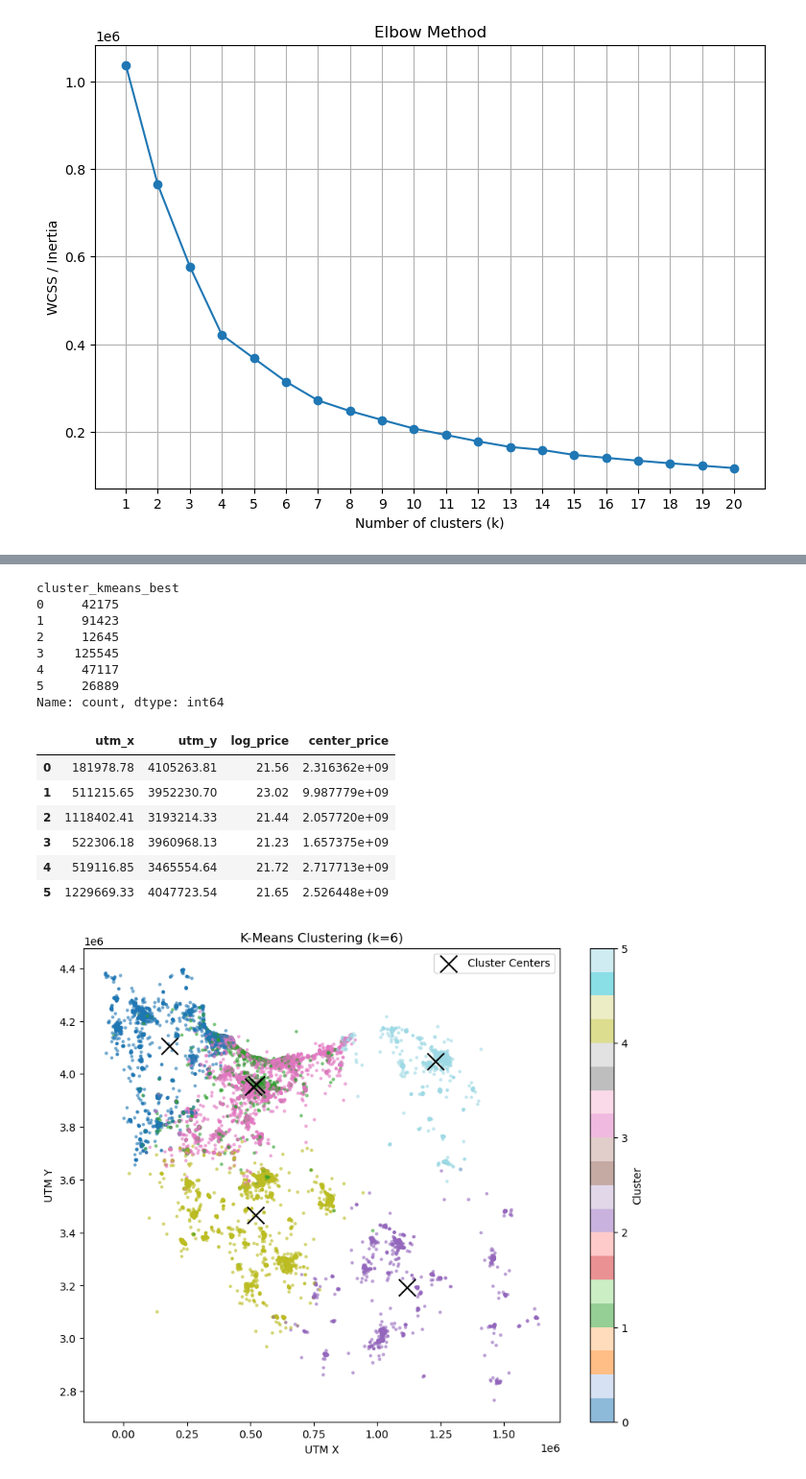
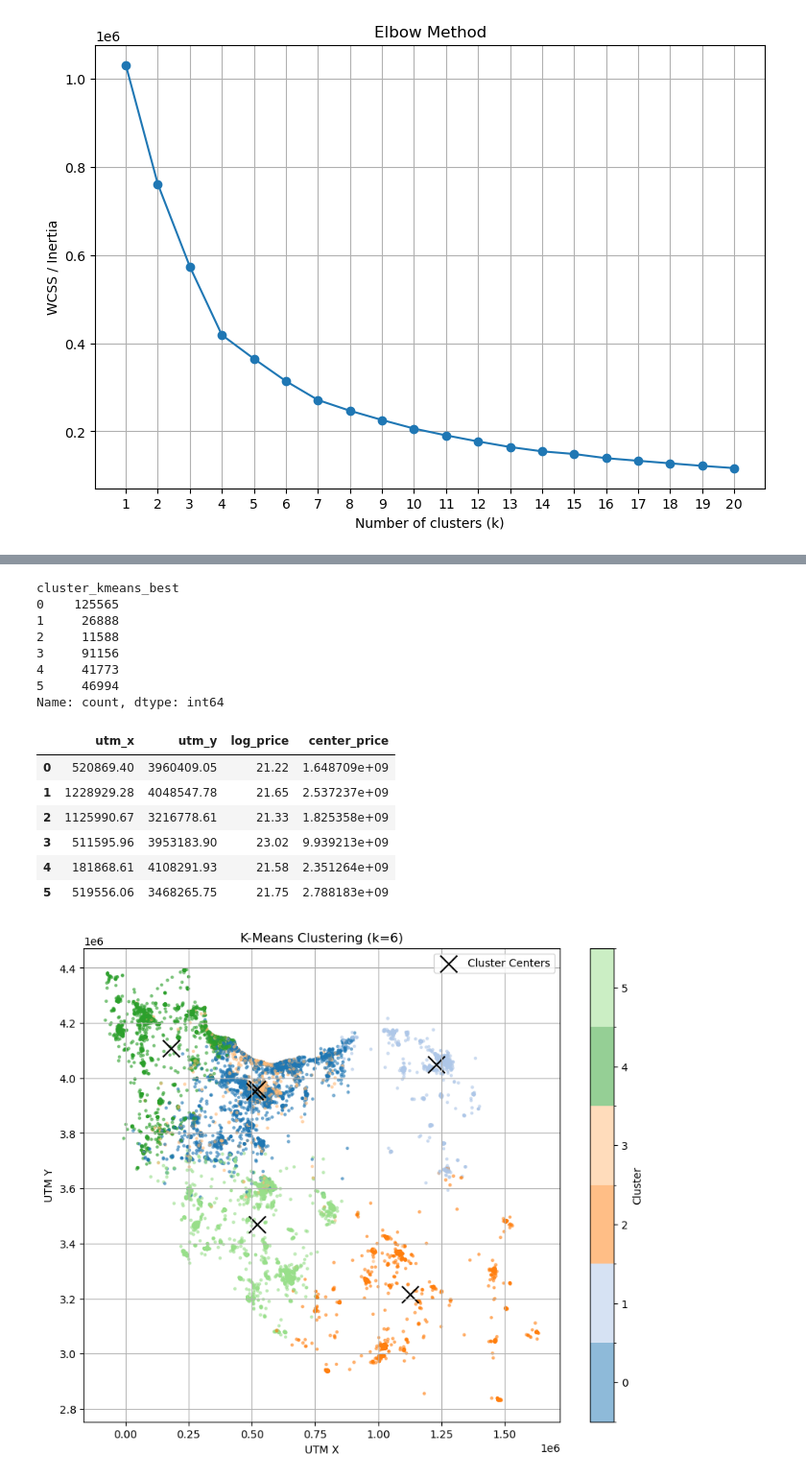
Before and after one commit to melolikepz/Project1-bootcamp, a Jupyter notebook: 04-qbc-project-recsystem.ipynb, the cells around one changed output, grey strips where cells are left out. Shown at 96% size. Cells and saved outputs as stored; diff of their text form; code cells hidden in the pictures.

```diff
--- a/04-qbc-project-recsystem.ipynb
+++ b/04-qbc-project-recsystem.ipynb
@@ -21,5 +27,5 @@ BEST_K = None
 # %%
-df = pd.read_csv("Divar.csv", low_memory=False)
+df = pd.read_csv("Divar_Iran.csv", low_memory=False)
 # %%
 print(df.shape)
 # %% [output]
@@ -467,10 +489,10 @@ feature_sets = {
 # %%
 results = []
 
-for name, cols in feature_sets.items():
+for name, feature_set in feature_sets.items():
     result = evaluate_feature_set(
         df_rec,
-        cols,
+        feature_set,
         k=10
     )
 
@@ -556,22 +578,36 @@ def plot_kmeans_clusters(
     title,
     sample_size=PLOT_SAMPLE_SIZE,
     random_state=RANDOM_STATE,
-    cmap="tab20"
+    cmap_name="tab20"
 ):
     if len(df) > sample_size:
         plot_df = df.sample(n=sample_size, random_state=random_state)
     else:
         plot_df = df.copy()
 
+    labels = sorted(plot_df[cluster_col_name].unique())
+
+    base_cmap = plt.get_cmap(cmap_name)
+    colors = [base_cmap(i) for i in range(len(labels))]
+
+    cmap = ListedColormap(colors)
+
+    bounds = np.arange(len(labels) + 1) - 0.5
+    norm = BoundaryNorm(bounds, cmap.N)
+
+    label_to_index = {label: i for i, label in enumerate(labels)}
+    color_values = plot_df[cluster_col_name].map(label_to_index)
+
     plt.figure(figsize=(10, 8))
 
     scatter = plt.scatter(
         plot_df["utm_x"],
         plot_df["utm_y"],
-        c=plot_df[cluster_col_name],
+        c=color_values,
         s=5,
         alpha=0.5,
-        cmap=cmap
+        cmap=cmap,
+        norm=norm
     )
 
     plt.scatter(
@@ -583,11 +619,19 @@ def plot_kmeans_clusters(
         label="Cluster Centers"
     )
 
+    cbar = plt.colorbar(
+        scatter,
+        ticks=range(len(labels))
+    )
+
+    cbar.ax.set_yticklabels(labels)
+    cbar.set_label("Cluster")
+
     plt.xlabel("UTM X")
     plt.ylabel("UTM Y")
     plt.title(title)
-    plt.colorbar(scatter, label="Cluster")
     plt.legend()
+    plt.grid(True)
     plt.show()
 # %%
 kmeans_10, centers_10_df, counts_10 = run_kmeans_clustering(
@@ -836,33 +880,33 @@ kmeans_best, centers_best_df, counts_best = run_kmeans_clustering(
 counts_best
 # %% [output]
 cluster_kmeans_best
-0     42175
-1     91423
-2     12645
-3    125545
-4     47117
-5     26889
+0    125565
+1     26888
+2     11588
+3     91156
+4     41773
+5     46994
 Name: count, dtype: int64
 # %%
 centers_best_df
 # %% [output]
 |  | utm_x | utm_y | log_price | center_price |
-| 0 | 181978.78 | 4105263.81 | 21.56 | 2.316362e+09 |
-| 1 | 511215.65 | 3952230.70 | 23.02 | 9.987779e+09 |
-| 2 | 1118402.41 | 3193214.33 | 21.44 | 2.057720e+09 |
-| 3 | 522306.18 | 3960968.13 | 21.23 | 1.657375e+09 |
-| 4 | 519116.85 | 3465554.64 | 21.72 | 2.717713e+09 |
-| 5 | 1229669.33 | 4047723.54 | 21.65 | 2.526448e+09 |
+| 0 | 520869.40 | 3960409.05 | 21.22 | 1.648709e+09 |
+| 1 | 1228929.28 | 4048547.78 | 21.65 | 2.537237e+09 |
+| 2 | 1125990.67 | 3216778.61 | 21.33 | 1.825358e+09 |
+| 3 | 511595.96 | 3953183.90 | 23.02 | 9.939213e+09 |
+| 4 | 181868.61 | 4108291.93 | 21.58 | 2.351264e+09 |
+| 5 | 519556.06 | 3468265.75 | 21.75 | 2.788183e+09 |
 # %%
 plot_kmeans_clusters(
     df=df_rec,
     centers_df=centers_best_df,
     cluster_col_name="cluster_kmeans_best",
     title=f"K-Means Clustering (k={BEST_K})",
     sample_size=PLOT_SAMPLE_SIZE,
     random_state=RANDOM_STATE,
-    cmap="tab20"
+    cmap_name="tab20"
 )
 # %% [output]
-[figure, old version]
+[figure, new version]
 # %%
```
Also changed, not shown: parts of 45 cells of this notebook.
